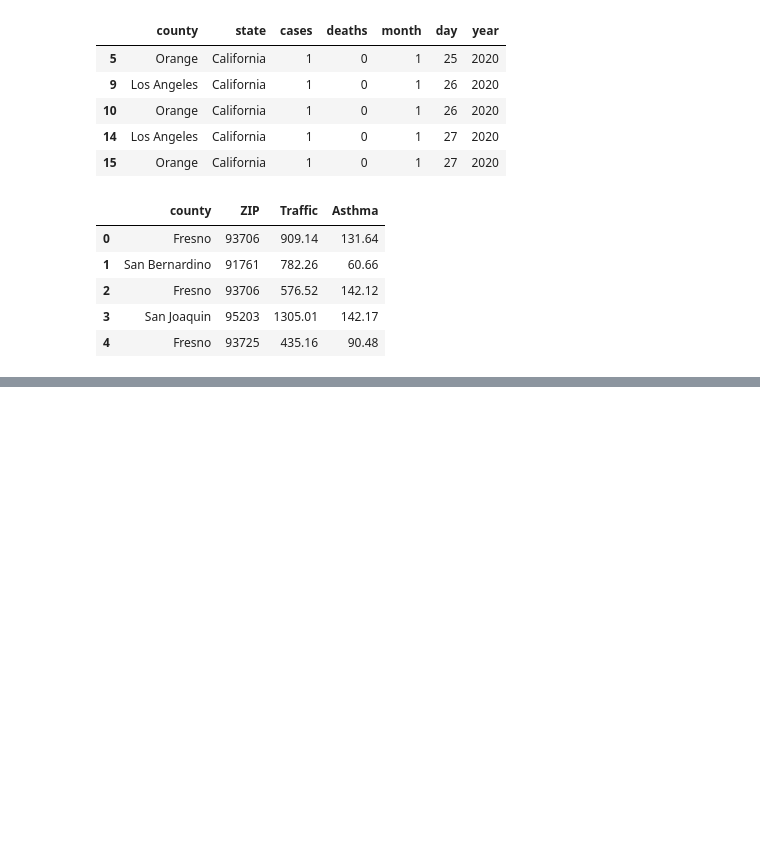
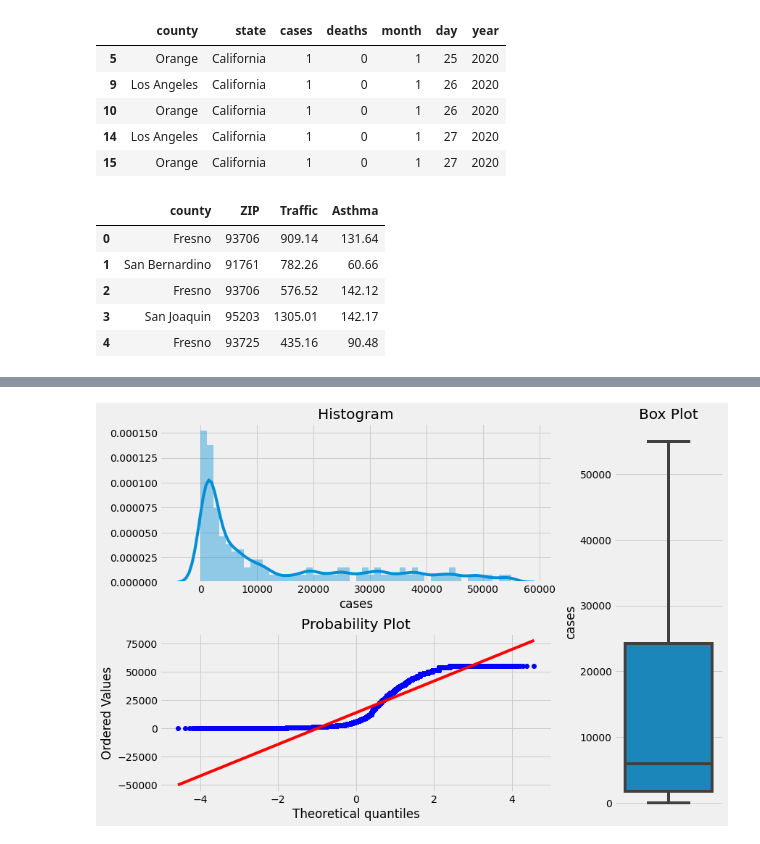
Before and after one commit to salma71/COVID_-LA, a Jupyter notebook: data_expolration.ipynb, the cells around one changed output, grey strips where cells are left out. Saved outputs shown, nothing was run; the diff lists cells and outputs as text; code cells hidden in the pictures; blank space fills up the shorter version.

```diff
--- a/data_expolration.ipynb
+++ b/data_expolration.ipynb
@@ -359,0 +363,40 @@ missing_percentage(dataset)
+# %%
+def plotting_3_chart(df, feature):
+  ## Importing seaborn, matplotlab and scipy modules.
+  import seaborn as sns
+  import matplotlib.pyplot as plt
+  import matplotlib.gridspec as gridspec
+  from scipy import stats
+  import matplotlib.style as style
+  style.use('fivethirtyeight')
+
+  ## Creating a customized chart. and giving in figsize and everything.
+  fig = plt.figure(constrained_layout=True, figsize=(12,8))
+  ## creating a grid of 3 cols and 3 rows.
+  grid = gridspec.GridSpec(ncols=3, nrows=3, figure=fig)
+  #gs = fig3.add_gridspec(3, 3)
+
+  ## Customizing the histogram grid.
+  ax1 = fig.add_subplot(grid[0, :2])
+  ## Set the title.
+  ax1.set_title('Histogram')
+  ## plot the histogram.
+  sns.distplot(df.loc[:,feature], norm_hist=True, ax = ax1)
+
+  # customizing the QQ_plot.
+  ax2 = fig.add_subplot(grid[1, :2])
+  ## Set the title.
+  ax2.set_title('QQ_plot')
+  ## Plotting the QQ_Plot.
+  stats.probplot(df.loc[:,feature], plot = ax2)
+
+  ## Customizing the Box Plot.
+  ax3 = fig.add_subplot(grid[:, 2])
+  ## Set title.
+  ax3.set_title('Box Plot')
+  ## Plotting the box plot.
+  sns.boxplot(df.loc[:,feature], orient='v', ax = ax3 );
+
+plotting_3_chart(try_merge, 'cases')
+# %% [output]
+[figure, added]
```
Also changed, not shown: parts of 7 cells of this notebook.
